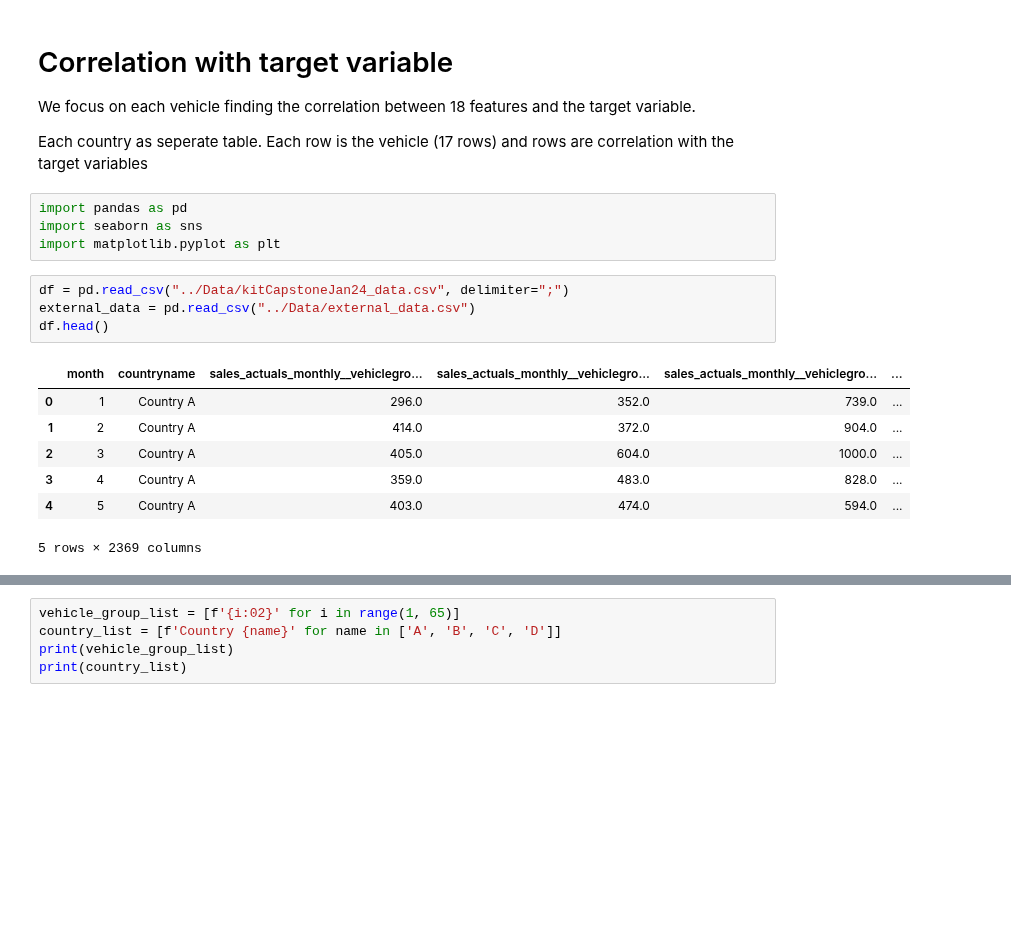
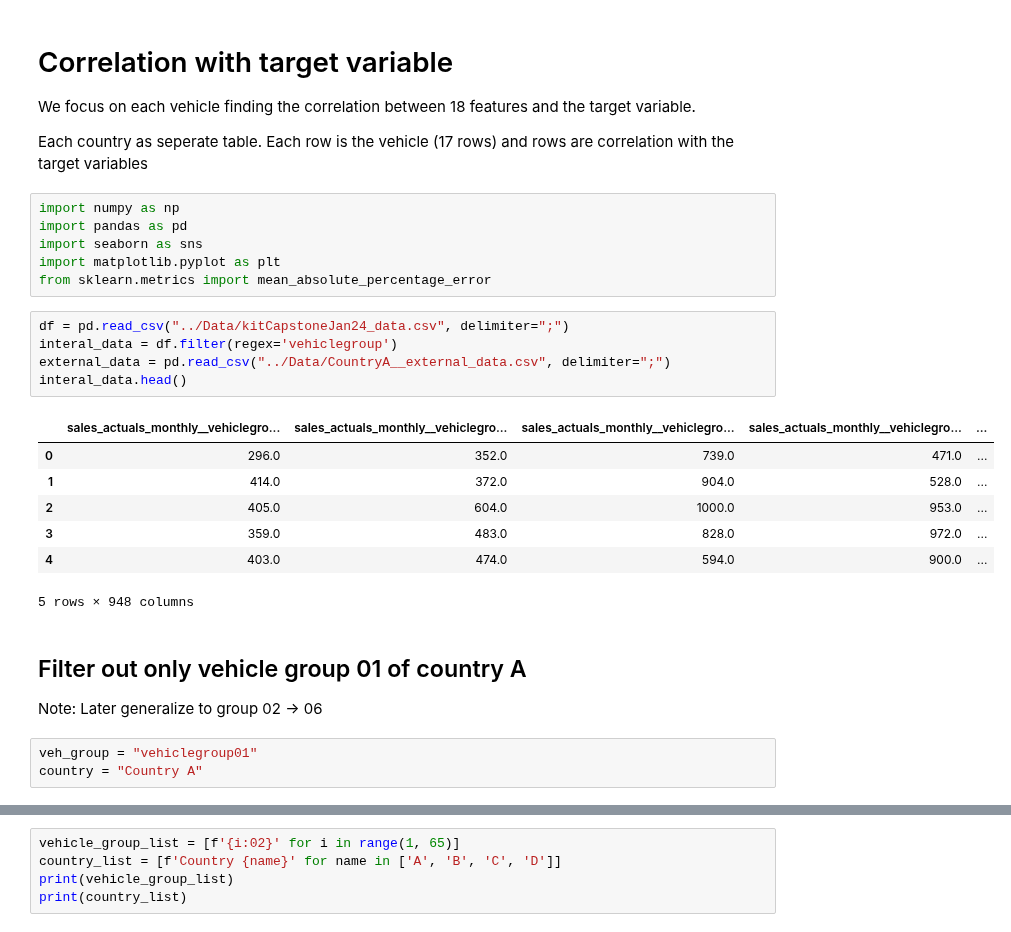
Before and after one commit to zuivu/porsche-forecast-sale, a Jupyter notebook: code/correlation.ipynb, the cells around one changed output, grey strips where cells are left out. Drawn from its saved outputs; the diff is of its cells as text; blank space fills up the shorter version.

```diff
--- a/code/correlation.ipynb
+++ b/code/correlation.ipynb
@@ -5,18 +5,27 @@ We focus on each vehicle finding the correlation between 18 features and the tar
 
 Each country as seperate table. Each row is the vehicle (17 rows) and rows are correlation with the target variables
 # %%
+import numpy as np
 import pandas as pd
 import seaborn as sns
 import matplotlib.pyplot as plt
+from sklearn.metrics import mean_absolute_percentage_error
 # %%
 df = pd.read_csv("../Data/kitCapstoneJan24_data.csv", delimiter=";")
-external_data = pd.read_csv("../Data/external_data.csv")
-df.head()
+interal_data = df.filter(regex='vehiclegroup')
+external_data = pd.read_csv("../Data/CountryA__external_data.csv", delimiter=";")
+interal_data.head()
 # %% [output]
-|  | month | countryname | sales_actuals_monthly__vehiclegro... | sales_actuals_monthly__vehiclegro... | sales_actuals_monthly__vehiclegro... | ... |
-| 0 | 1 | Country A | 296.0 | 352.0 | 739.0 | ... |
-| 1 | 2 | Country A | 414.0 | 372.0 | 904.0 | ... |
-| 2 | 3 | Country A | 405.0 | 604.0 | 1000.0 | ... |
-| 3 | 4 | Country A | 359.0 | 483.0 | 828.0 | ... |
-| 4 | 5 | Country A | 403.0 | 474.0 | 594.0 | ... |
+|  | sales_actuals_monthly__vehiclegro... | sales_actuals_monthly__vehiclegro... | sales_actuals_monthly__vehiclegro... | sales_actuals_monthly__vehiclegro... | ... |
+| 0 | 296.0 | 352.0 | 739.0 | 471.0 | ... |
+| 1 | 414.0 | 372.0 | 904.0 | 528.0 | ... |
+| 2 | 405.0 | 604.0 | 1000.0 | 953.0 | ... |
+| 3 | 359.0 | 483.0 | 828.0 | 972.0 | ... |
+| 4 | 403.0 | 474.0 | 594.0 | 900.0 | ... |
-5 rows × 2369 columns
+5 rows × 948 columns
+# %% [markdown]
+## Filter out only vehicle group 01 of country A
+Note: Later generalize to group 02 -> 06
+# %%
+veh_group = "vehiclegroup01"
+country = "Country A"
```
Also changed, not shown: parts of 28 cells of this notebook.
